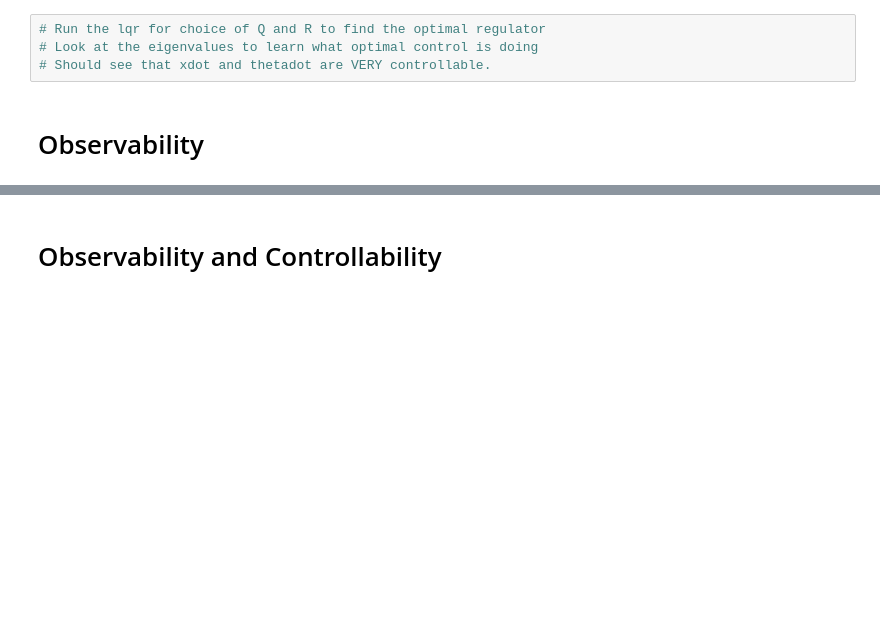
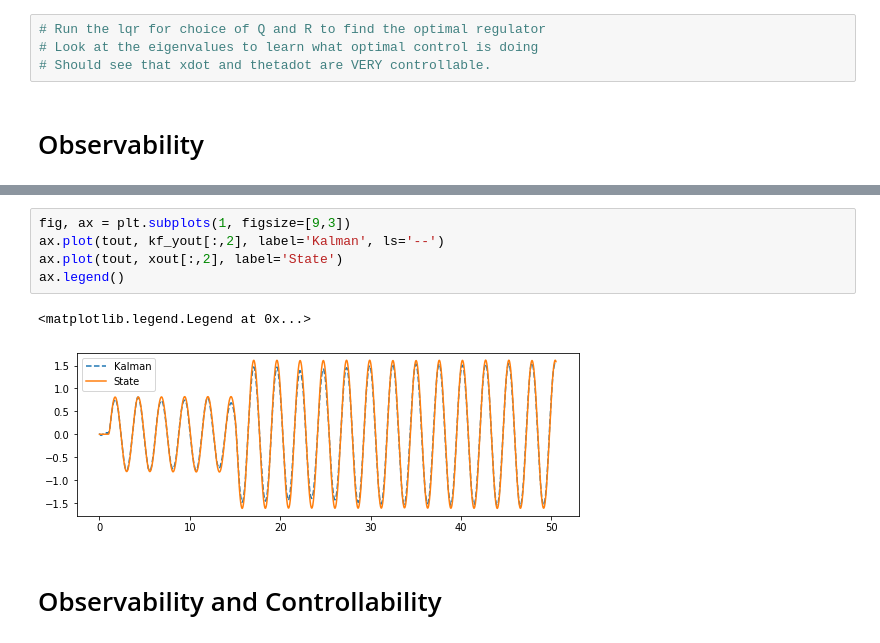
Before and after one commit to andgoldschmidt/cartpole, a Jupyter notebook: Cartpole_Controller.ipynb, the cells around one changed output, grey strips where cells are left out. Saved outputs shown, nothing was run; the diff lists cells and outputs as text; blank space fills up the shorter version.

```diff
--- a/Cartpole_Controller.ipynb
+++ b/Cartpole_Controller.ipynb
@@ -249,2 +318,10 @@ matrix([[0.52806572, 0.31622777, 0.82149746, 0.04908965]])
+# %%
+fig, ax = plt.subplots(1, figsize=[9,3])
+ax.plot(tout, kf_yout[:,2], label='Kalman', ls='--')
+ax.plot(tout, xout[:,2], label='State')
+ax.legend()
+# %% [output]
+<matplotlib.legend.Legend at 0x...>
+[figure, added]
 # %% [markdown]
 # Observability and Controllability
```
Also changed, not shown: parts of 22 cells of this notebook, 1 other file.
